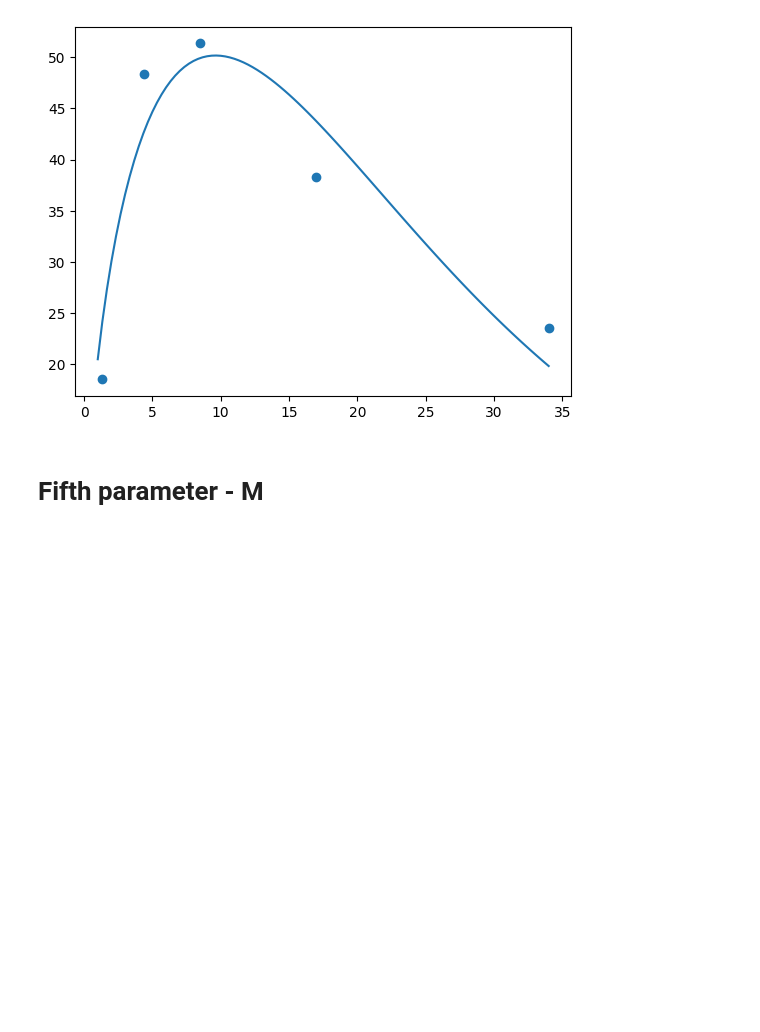
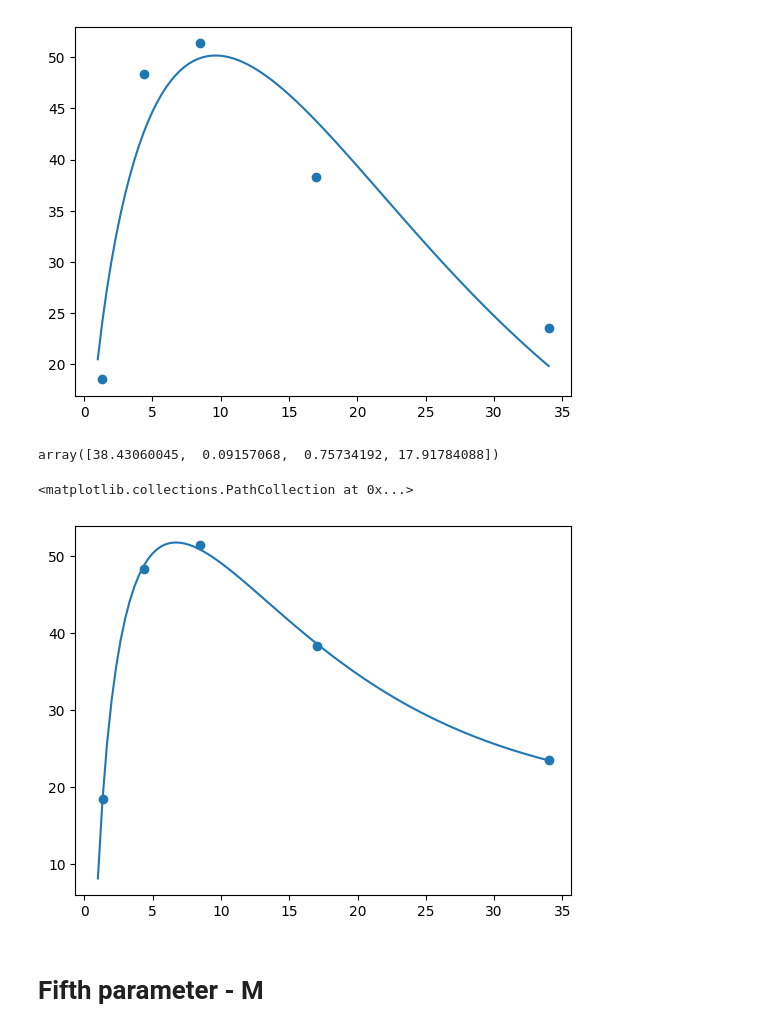
Before and after one commit to ahasan3-ncsu/wd-swelling, a Jupyter notebook: data_2022/eureka.ipynb, the cells around one changed output. Drawn from its saved outputs; the diff is of its cells as text; code cells hidden in the pictures; blank space fills up the shorter version.

```diff
--- a/data_2022/eureka.ipynb
+++ b/data_2022/eureka.ipynb
@@ -198,6 +214,24 @@ plt.scatter(bar['G'], bar['L'])
 # %% [output]
 <matplotlib.collections.PathCollection at 0x...>
 [figure]
+# %%
+def perL(x, a, b, c, h):
+    return a * np.exp(-b*x) * np.log(c*x) + h
+# %%
+pL, cL = curve_fit(perL, bar['G'], bar['L'],
+                  bounds=(0, np.inf))
+pL
+# %% [output]
+array([38.43060045,  0.09157068,  0.75734192, 17.91784088])
+# %%
+boyL = np.linspace(1, 34, 100)
+cotL = [perL(x, *pL) for x in boyL]
+
+plt.plot(boyL, cotL)
+plt.scatter(bar['G'], bar['L'])
+# %% [output]
+<matplotlib.collections.PathCollection at 0x...>
+[figure, added]
 # %% [markdown]
 # Fifth parameter - M
 # %%
```
Also changed, not shown: parts of 13 cells of this notebook.
